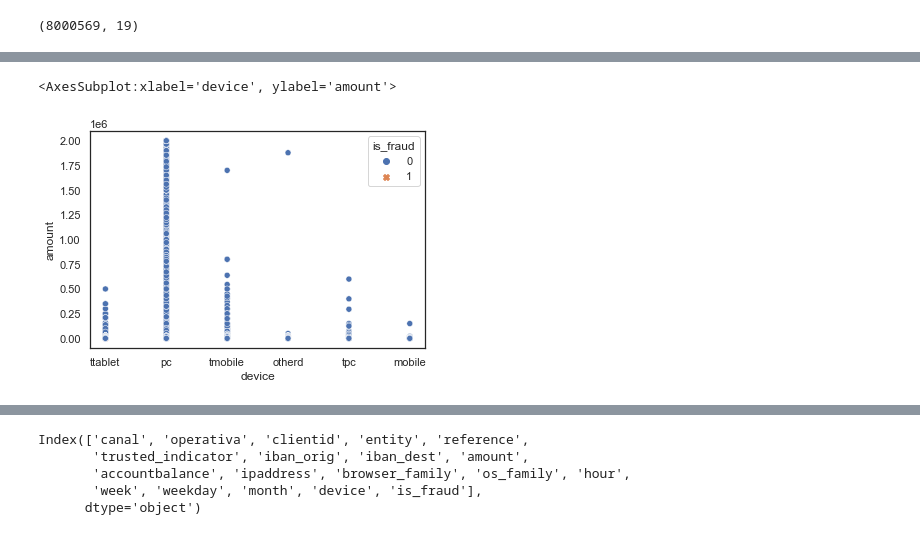
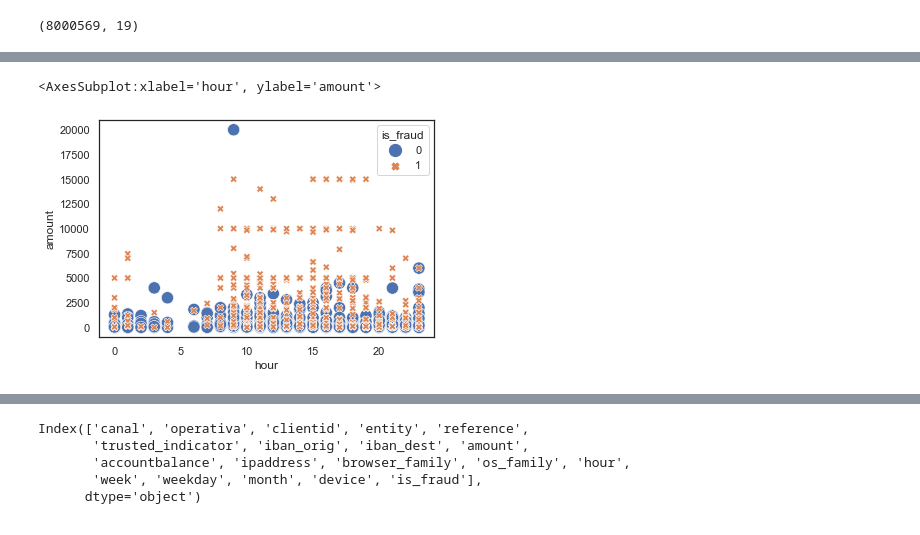
Before and after one commit to beatriz-c/Entangled-Spaces, a Jupyter notebook: Notebooks/2smote+rund_transfers.ipynb, the cells around one changed output, grey strips where cells are left out. Cells and saved outputs as stored; diff of their text form; code cells hidden in the pictures.

```diff
--- a/Notebooks/2smote+rund_transfers.ipynb
+++ b/Notebooks/2smote+rund_transfers.ipynb
@@ -78,7 +48,9 @@ def assign_brws_fam(x):
         "chrome mobile webview": "chrome",  #2681
         "mobile safari": "safari",  #338413
         "mobile safari ui/wkwebview": "safari",  #4190964
-        "firefox mobile": "firefox"  #5515
+        "firefox mobile": "firefox",  #5515
+        "edge mobile": "edge",
+        "firefox mobile": "firefox"
     }
 
     if x in changes.keys():
@@ -92,7 +64,7 @@ predata["browser_family"] = predata["browser_family"].apply(lambda x: assign_brw
 def assign_os_fam(x):
 
     changes = {
-        "windows phone": "windows",  #863
+        "windows phone": "windows"  #863
     }
 
     if x in changes.keys():
@@ -112,7 +84,7 @@ for col in cols:
 def convert_column_lower(column, df):
     df[column] = df[column].str.lower()
 
-columns_to_lower = ['canal', 'operativa', 'browser_family', 'os_family', 'ipaddress']
+columns_to_lower = ['canal', 'operativa', 'browser_family', 'os_family', 'ipaddress', 'trusted_indicator']
 for col in columns_to_lower:
     predata[col] = predata[col].str.lower()
 # %%
@@ -236,8 +141,0 @@ plt.show()
-# %%
-#plot the imbalanced dataset with seaborn
-import seaborn as sns
-import matplotlib.pyplot as plt
-
-plt.style.use("ggplot")
-sns.FacetGrid(predata, hue = "is_fraud", height = 6).map(plt.scatter, "canal", "amount", edgecolor = "k").add_legend()
-plt.show()
@@ -246,13 +142,19 @@ plt.show()
 # %%
-#plot the imbalanced dataset with seaborn
+#plot the imbalanced dataset with seaborn - amount vs hour
+import seaborn as sns
 
-#select 2 continuous features
-df = predata[['device', 'amount', 'is_fraud']]
+#select the features
+df = predata[['hour', 'amount', 'is_fraud']]
 
-sns.set_theme(style = 'white')
+#figure size
+from matplotlib import rcParams
+rcParams['figure.figsize'] = 6, 4
 
 #plot
-sns.scatterplot(data = df, x = 'device', y = 'amount', hue = 'is_fraud', style = 'is_fraud')
+sns.set_theme(style = 'white')
+#hue - gives a different color based on the label; style - gives a different marker (point shape) based on the label;
+#size - gives different based on the label
+sns.scatterplot(data = df, x = 'hour', y = 'amount', hue = 'is_fraud', style = 'is_fraud', size = 'is_fraud', sizes = (50, 150))
 # %% [output]
-<AxesSubplot:xlabel='device', ylabel='amount'>
+<AxesSubplot:xlabel='hour', ylabel='amount'>
-[figure, old version]
+[figure, new version]
```
Also changed, not shown: parts of 43 cells of this notebook, 18 other files.
